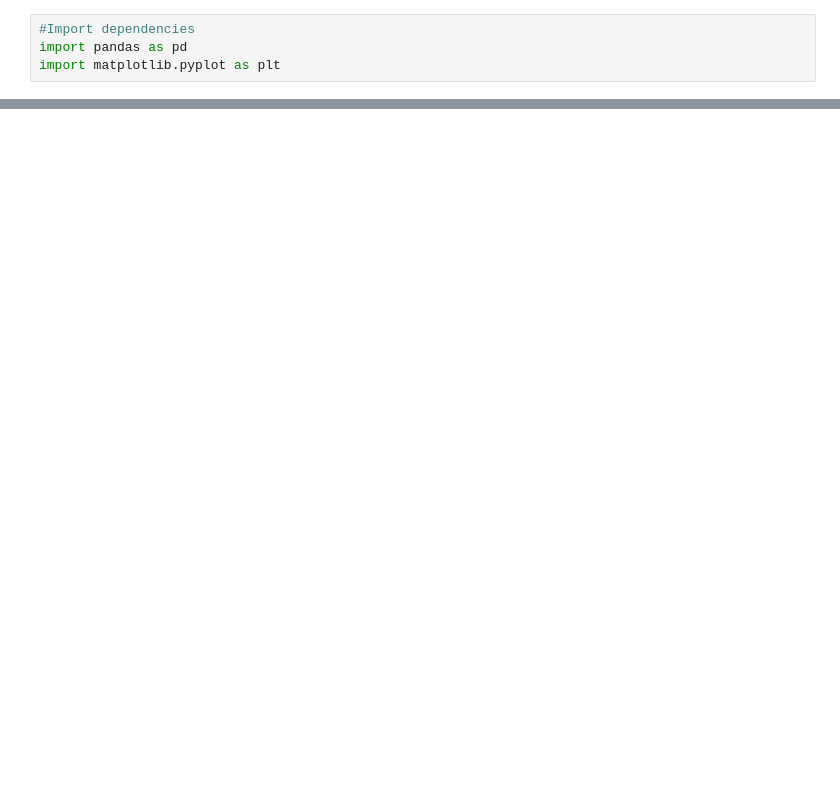
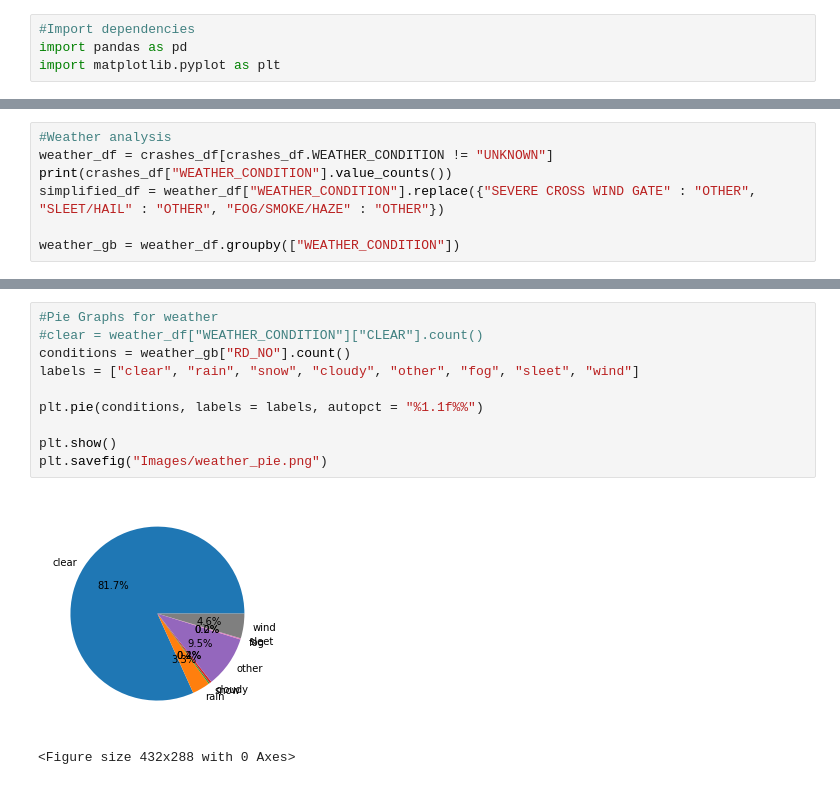
Before and after one commit to emharen/Project-One, a Jupyter notebook: CrashDataGraphs.ipynb, the cells around one changed output, grey strips where cells are left out. Drawn from its saved outputs; the diff is of its cells as text; blank space fills up the shorter version.

```diff
--- a/CrashDataGraphs.ipynb
+++ b/CrashDataGraphs.ipynb
@@ -36,0 +144,7 @@ yearly[["INJURIES_TOTAL", "INJURIES_FATAL"]].sum()
+# %%
+#Weather analysis
+weather_df = crashes_df[crashes_df.WEATHER_CONDITION != "UNKNOWN"]
+print(crashes_df["WEATHER_CONDITION"].value_counts())
+simplified_df = weather_df["WEATHER_CONDITION"].replace({"SEVERE CROSS WIND GATE" : "OTHER", "SLEET/HAIL" : "OTHER", "FOG/SMOKE/HAZE" : "OTHER"})
+
+weather_gb = weather_df.groupby(["WEATHER_CONDITION"])
@@ -36,0 +162,13 @@ yearly[["INJURIES_TOTAL", "INJURIES_FATAL"]].sum()
+# %%
+#Pie Graphs for weather
+#clear = weather_df["WEATHER_CONDITION"]["CLEAR"].count()
+conditions = weather_gb["RD_NO"].count()
+labels = ["clear", "rain", "snow", "cloudy", "other", "fog", "sleet", "wind"]
+
+plt.pie(conditions, labels = labels, autopct = "%1.1f%%")
+
+plt.show()
+plt.savefig("Images/weather_pie.png")
+# %% [output]
+[figure, added]
+<Figure size 432x288 with 0 Axes>
```
Also changed, not shown: parts of 12 cells of this notebook, 5 other files.
